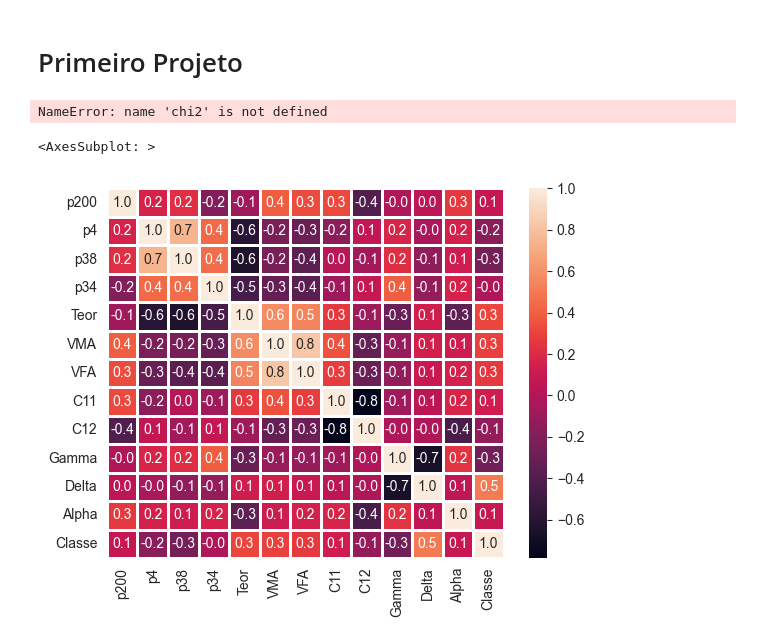
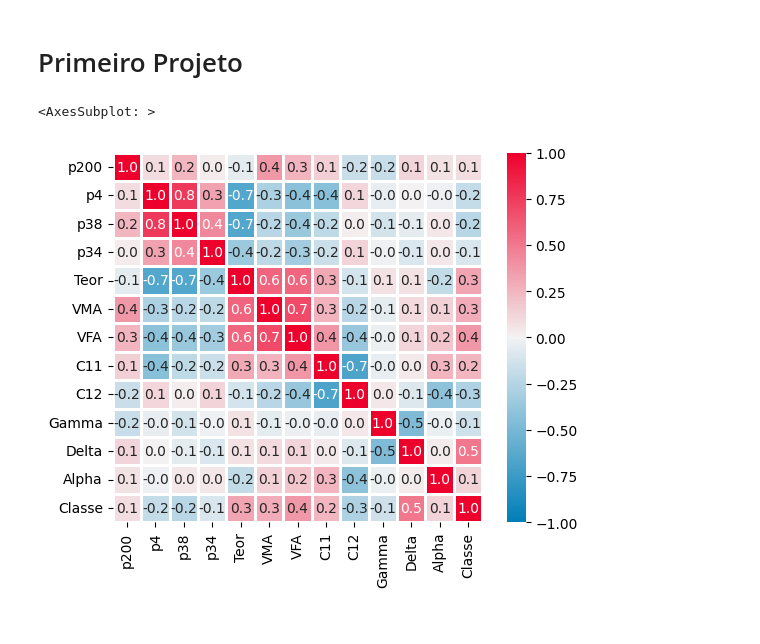
Before and after one commit to antonnyvictor18/IC, a Jupyter notebook: parte_01.ipynb, the cells around one changed output. Cells and saved outputs as stored; diff of their text form; code cells hidden in the pictures.

```diff
--- a/parte_01.ipynb
+++ b/parte_01.ipynb
@@ -126,29 +121,26 @@ df3_alter_saidas = df3_alter.filter(items= ['C11','C12','Gamma','Delta','Alpha']
 
 scaler = MinMaxScaler()
 
-dados_normalizados = scaler.fit_transform(df3_alter)
+dados_normalizados = scaler.fit_transform(df)
 dados_normalizados = pd.DataFrame(dados_normalizados)
-dados_normalizados.columns = ['p200',	'p4',	'p38',	'p34',	'Teor',	'VMA',	'VFA','C11','C12','Gamma','Delta','Alpha']
-
-dados_entrada_normalizados = scaler.fit_transform(df3_alter_entradas)
-dados_entrada_normalizados = pd.DataFrame(dados_entrada_normalizados)
-dados_entrada_normalizados.columns = ['p200',	'p4',	'p38',	'p34',	'Teor',	'VMA',	'VFA']
-
-dados_saida_normalizados = scaler.fit_transform(df3_alter_saidas)
-dados_saida_normalizados = pd.DataFrame(dados_saida_normalizados)
-dados_saida_normalizados.columns = ['C11','C12','Gamma','Delta','Alpha']
+dados_normalizados.columns = ['p200',	'p4',	'p38',	'p34',	'Teor',	'VMA',	'VFA','C11','C12','Gamma','Delta','Alpha', 'Classe']
-# %%
-outliers_geral = Indentificar_outliers(dados_normalizados)
-display(outliers_geral)
-dados_sem_out = dados_normalizados.drop(outliers_geral.index.to_list())
-# %% [output]
-NameError: name 'chi2' is not defined
-# %%
-dados_sem_out['Classe'] = df3['Classe']
-correlation = dados_sem_out.corr()
-plot = sns.heatmap(correlation, annot = True, fmt=".1f", linewidths=2)
-display(plot)
-# %% [output]
-<AxesSubplot: >
-[figure, removed]
+# %%
+cmap = sns.diverging_palette(
+    h_neg=240,
+    h_pos=10,
+    s=100,
+    as_cmap=True,
+)
+
+plot = sns.heatmap(pd.DataFrame(dados_normalizados).corr(), fmt=".1f", cmap=cmap,
+    center=0,
+    vmin=-1,
+    vmax=1,
+    square=True,
+    linewidths= 2,
+    annot=True,)
+display(plot)
+# %% [output]
+<AxesSubplot: >
+[figure, added]
 # %%
```
Also changed, not shown: parts of 3 cells of this notebook, 1 other file.
